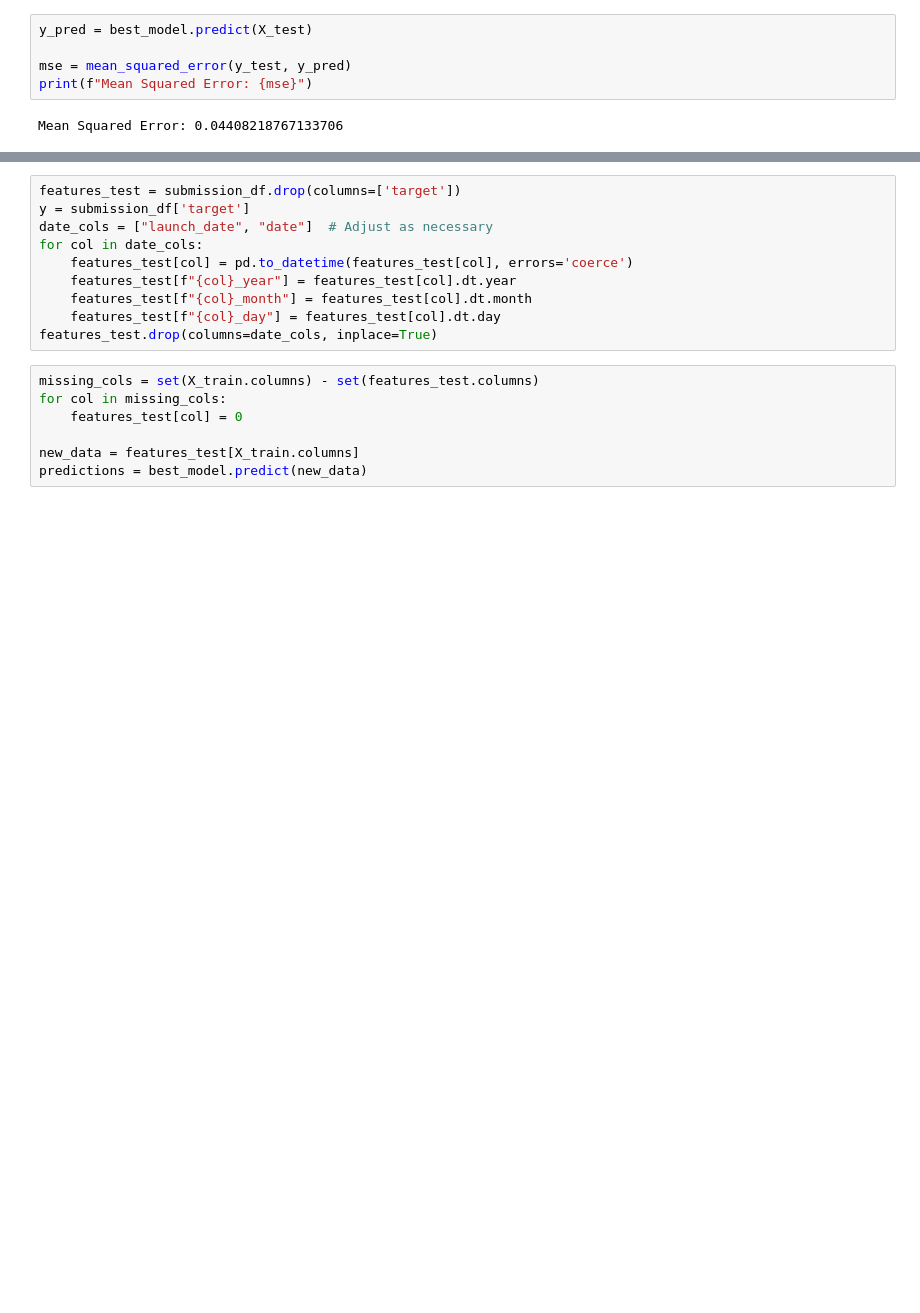
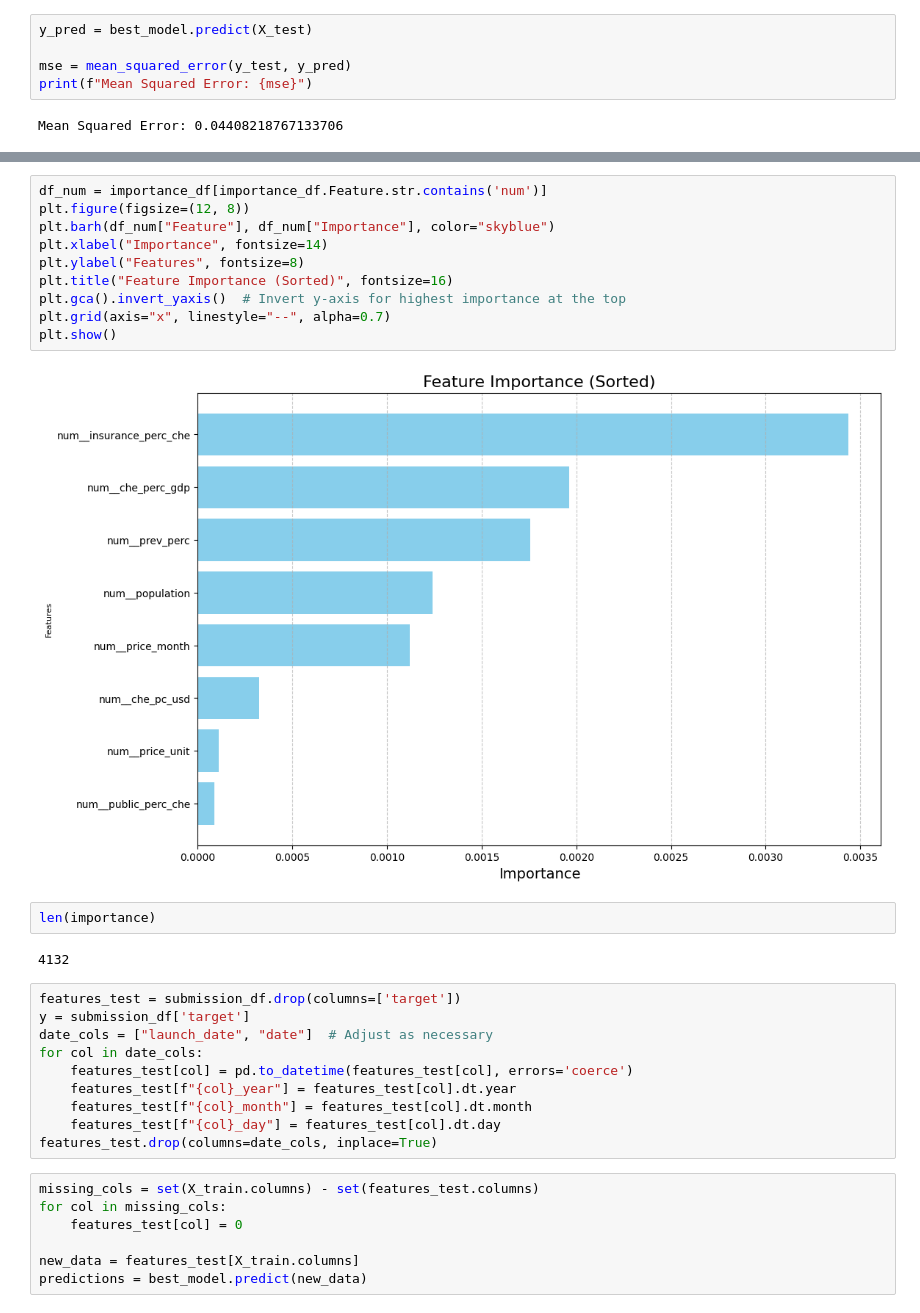
Before and after one commit to Bincowsky/Bonkis-Jake, a Jupyter notebook: notebooks/first_approach.ipynb, the cells around one changed output, grey strips where cells are left out. Drawn from its saved outputs; the diff is of its cells as text; blank space fills up the shorter version.

```diff
--- a/notebooks/first_approach.ipynb
+++ b/notebooks/first_approach.ipynb
@@ -92,3 +130,19 @@ Mean Squared Error: 0.04408218767133706
+# %%
+df_num = importance_df[importance_df.Feature.str.contains('num')]
+plt.figure(figsize=(12, 8))
+plt.barh(df_num["Feature"], df_num["Importance"], color="skyblue")
+plt.xlabel("Importance", fontsize=14)
+plt.ylabel("Features", fontsize=8)
+plt.title("Feature Importance (Sorted)", fontsize=16)
+plt.gca().invert_yaxis()  # Invert y-axis for highest importance at the top
+plt.grid(axis="x", linestyle="--", alpha=0.7)
+plt.show()
+# %% [output]
+[figure, added]
+# %%
+len(importance)
+# %% [output]
+4132
 # %%
 features_test = submission_df.drop(columns=['target'])
 y = submission_df['target']
```
Also changed, not shown: parts of 2 cells of this notebook.
